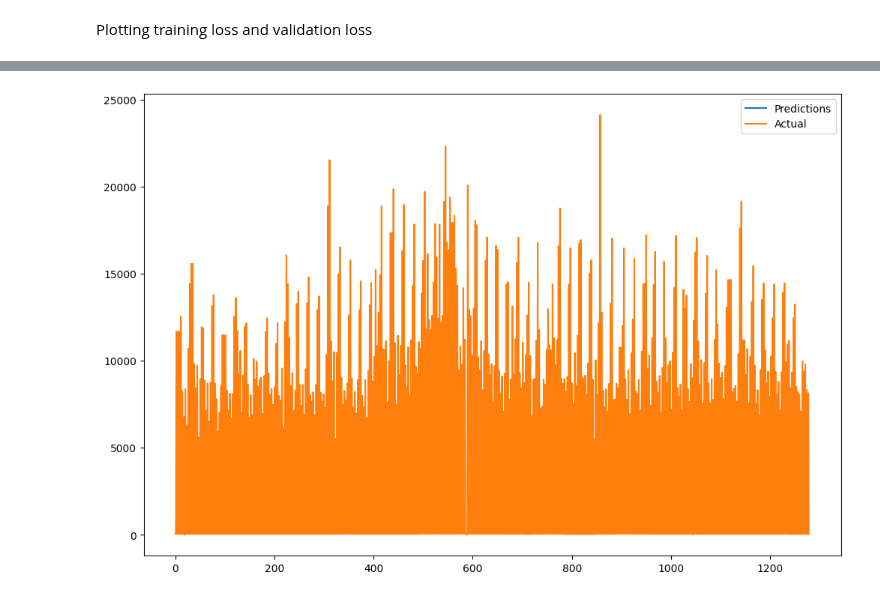
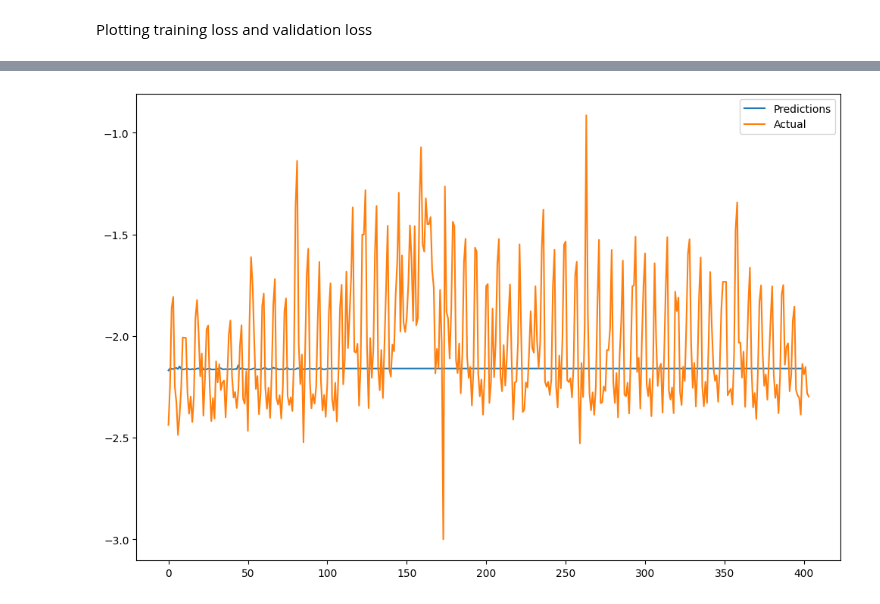
Before and after one commit to lieric90/Store-Sales, a Jupyter notebook: Store Sales Predictions/store_sale_predictions.ipynb, the cells around one changed output, grey strips where cells are left out. Saved outputs shown, nothing was run; the diff lists cells and outputs as text; code cells hidden in the pictures.

Commit message:
onpromotion feature addition

```diff
--- a/Store Sales Predictions/store_sale_predictions.ipynb
+++ b/Store Sales Predictions/store_sale_predictions.ipynb
@@ -389,6 +392,6 @@ training.head()
 setting feature data frame
 # %%
 #Removing unnecessary columns like state description and transferred as city is more descriptive than state and transferred is less descriptive than holiday type
-train = training[['sales','onpromotion','dcoilwtico']]
+train = training[['sales','onpromotion']]
 train.head()
 # %% [output]
@@ -405,6 +417,7 @@ train = train.values
 # %% [markdown]
 scale data
 # %%
-scaler = MinMaxScaler()
+scaler = MinMaxScaler(feature_range=(-1, 1))
 
-train = scaler.fit_transform(train.reshape(-1, 1))
+train = scaler.fit_transform(train.reshape(-1, 2))
+train.shape
@@ -411,7 +426,7 @@ train = scaler.fit_transform(train.reshape(-1, 1))
 # %% [markdown]
 reshaping into 3d so it can fit into lstm model
 # %%
-n_steps = 25
+n_steps = 100
 input_dim = train.shape[1]
 
 x_train = []
@@ -424,7 +439,7 @@ x_train = np.array(x_train)
 y_train = np.array(y_train)
 
 x_train = x_train.reshape(-1, n_steps, input_dim)
-y_train = y_train.reshape(-1, 1)
+y_train = y_train[:, 0].reshape(-1, 1)
 
 print(x_train.shape)
 print(y_train.shape)
@@ -459,9 +491,11 @@ model = keras.models.Sequential([
         keras.layers.TimeDistributed(keras.layers.Dense(1))
 ])
 # %%
-optimizer = keras.optimizers.Adam(learning_rate=0.001)
-model.compile(optimizer='adam', loss='mae')
+from tensorflow.keras.optimizers import Adam
+optimizer = Adam(learning_rate=0.0005)
+model.compile(optimizer='adam', loss="mae")
 model.summary()
 early_stopping = EarlyStopping(monitor='val_loss', patience=20, verbose=1, restore_best_weights=True)
-history = model.fit(x_train[:split_idx], y_train[:split_idx], epochs=200, batch_size=32, validation_data=(x_train[split_idx:],y_train[split_idx:]), shuffle=True, callbacks=[early_stopping])
+#history = model.fit(x_train[:split_idx], y_train[:split_idx], epochs=200, batch_size=32, validation_data=(x_train[split_idx:],y_train[split_idx:]), shuffle=True, callbacks=[early_stopping])
+history = model.fit(x_train, y_train, epochs=200, batch_size=32, validation_split=0.1, shuffle=True, callbacks=[early_stopping])
 # %% [output]
@@ -494,10 +528,11 @@ plt.show()
 # %%
 last_n = train[:n_steps]
 predictions = []
-print(last_n)
-# print(last_n.reshape(-1, 1))
+# test = scaler.inverse_transform(last_n.reshape(-1, 2))
+# print(test)
+# print(last_n.reshape(-1, n_steps, 2).shape)
 # print(last_n.shape)
-# pred = model.predict(last_n.reshape(-1, 1))
+# pred = model.predict(last_n.reshape(-1, 2))
 # print("PRED")
 # print(pred)
 # predictions.append(pred[0][0])
@@ -506,19 +541,36 @@ print(last_n)
 # last_n = np.append(last_n, pred)[1:]
 # print("LAST_N")
 # print(last_n)
-
+print(last_n.shape)
 for i in range(400):
-    pred = model.predict(last_n.reshape(-1, 1))
-    predictions.append(pred[0][0])
-    last_n = np.append(last_n[1:], pred[0][0])
+    pred = model.predict(last_n.reshape(-1, n_steps, 2))
+    predictions.append(pred[0][0][0])
+    # print("PRED 000")
+    # print(pred[0][0][0])
+    # print(last_n.shape)
+    # print(last_n[1:])
+    last_n = np.append(last_n[1:], (pred[0][0][0], train[i][1]))
+    last_n = last_n.reshape(-1, 2)
 
 predictions = np.array(predictions)
 predictions = predictions.reshape(-1, 1)
-predictions = scaler.inverse_transform(predictions)
-print(predictions)
+
+scaled_xdata = predictions
+min_value = -1
+max_value = 1
+
+original_xdata = (scaled_xdata * (max_value - min_value)) + min_value
+#predictions = scaler.inverse_transform(predictions)
 plt.figure(figsize=(12, 8))
-plt.plot(predictions, label = "Predictions")
-plt.plot(scaler.inverse_transform(y_train[split_idx:]), label = "Actual")
+plt.plot(original_xdata, label = "Predictions")
+
+scaled_ydata = y_train[split_idx:]
+min_value = -1
+max_value = 1
+
+original_ydata = (scaled_ydata * (max_value - min_value)) + min_value
+
+plt.plot(original_ydata, label = "Actual")
 plt.legend()
 plt.show()
 # %% [output]
@@ -542 +594 @@ plt.show()
-[figure, old version]
+[figure, new version]
```
Also changed, not shown: parts of 10 cells of this notebook.
